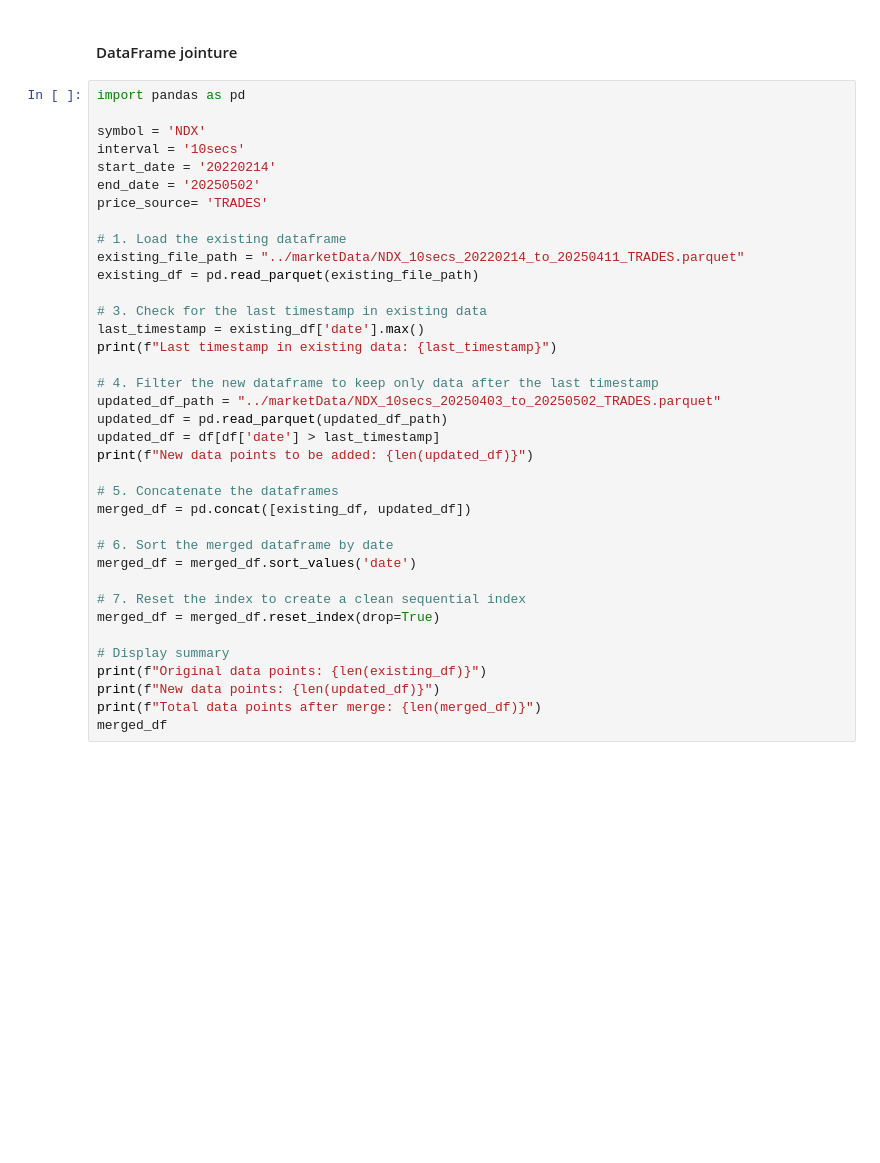
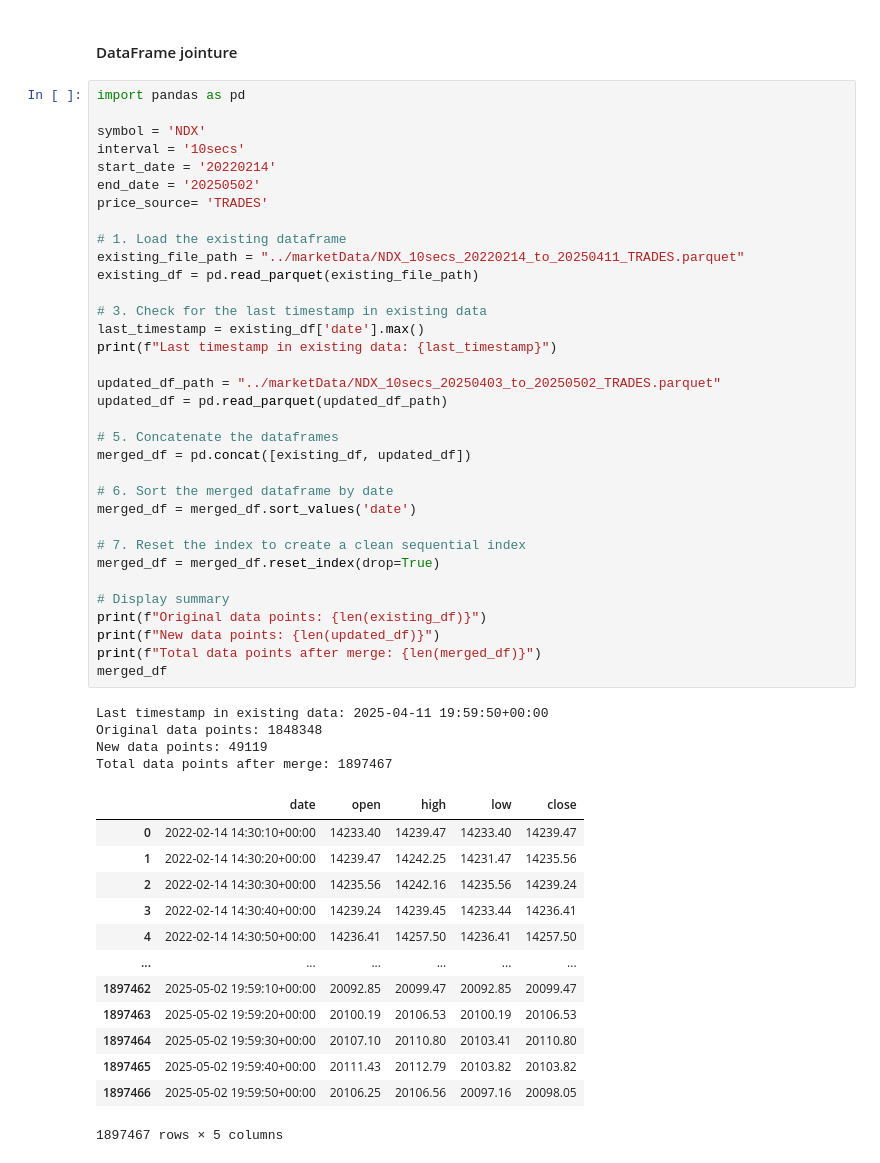
Before and after one commit to FinTechCpp/fast-backtest-app, a Jupyter notebook: Notebooks/IBKR_API.ipynb, the cells around one changed output. Cells and saved outputs as stored; diff of their text form; blank space fills up the shorter version.

```diff
--- a/Notebooks/IBKR_API.ipynb
+++ b/Notebooks/IBKR_API.ipynb
@@ -238,35 +325,50 @@ symbol = 'NDX'
 interval = '10secs'
 start_date = '20220214'
 end_date = '20250502'
 price_source= 'TRADES'
 
 # 1. Load the existing dataframe
 existing_file_path = "../marketData/NDX_10secs_20220214_to_20250411_TRADES.parquet"
 existing_df = pd.read_parquet(existing_file_path)
 
 # 3. Check for the last timestamp in existing data
 last_timestamp = existing_df['date'].max()
 print(f"Last timestamp in existing data: {last_timestamp}")
 
-# 4. Filter the new dataframe to keep only data after the last timestamp
 updated_df_path = "../marketData/NDX_10secs_20250403_to_20250502_TRADES.parquet"
 updated_df = pd.read_parquet(updated_df_path)
-updated_df = df[df['date'] > last_timestamp]
-print(f"New data points to be added: {len(updated_df)}")
 
 # 5. Concatenate the dataframes
 merged_df = pd.concat([existing_df, updated_df])
 
 # 6. Sort the merged dataframe by date
 merged_df = merged_df.sort_values('date')
 
 # 7. Reset the index to create a clean sequential index
 merged_df = merged_df.reset_index(drop=True)
 
 # Display summary
 print(f"Original data points: {len(existing_df)}")
 print(f"New data points: {len(updated_df)}")
 print(f"Total data points after merge: {len(merged_df)}")
 merged_df
+# %% [output]
+Last timestamp in existing data: 2025-04-11 19:59:50+00:00
+Original data points: 1848348
+New data points: 49119
+Total data points after merge: 1897467
+|  | date | open | high | low | close |
+| 0 | 2022-02-14 14:30:10+00:00 | 14233.40 | 14239.47 | 14233.40 | 14239.47 |
+| 1 | 2022-02-14 14:30:20+00:00 | 14239.47 | 14242.25 | 14231.47 | 14235.56 |
+| 2 | 2022-02-14 14:30:30+00:00 | 14235.56 | 14242.16 | 14235.56 | 14239.24 |
+| 3 | 2022-02-14 14:30:40+00:00 | 14239.24 | 14239.45 | 14233.44 | 14236.41 |
+| 4 | 2022-02-14 14:30:50+00:00 | 14236.41 | 14257.50 | 14236.41 | 14257.50 |
+| ... | ... | ... | ... | ... | ... |
+| 1897462 | 2025-05-02 19:59:10+00:00 | 20092.85 | 20099.47 | 20092.85 | 20099.47 |
+| 1897463 | 2025-05-02 19:59:20+00:00 | 20100.19 | 20106.53 | 20100.19 | 20106.53 |
+| 1897464 | 2025-05-02 19:59:30+00:00 | 20107.10 | 20110.80 | 20103.41 | 20110.80 |
+| 1897465 | 2025-05-02 19:59:40+00:00 | 20111.43 | 20112.79 | 20103.82 | 20103.82 |
+| 1897466 | 2025-05-02 19:59:50+00:00 | 20106.25 | 20106.56 | 20097.16 | 20098.05 |
+1897467 rows × 5 columns
 # %%
 save_path = f"../marketData/{symbol}_{interval}_{start_date}_to_{end_date}_{price_source}.parquet"
```
Also changed, not shown: parts of 10 cells of this notebook, 9 other files.
